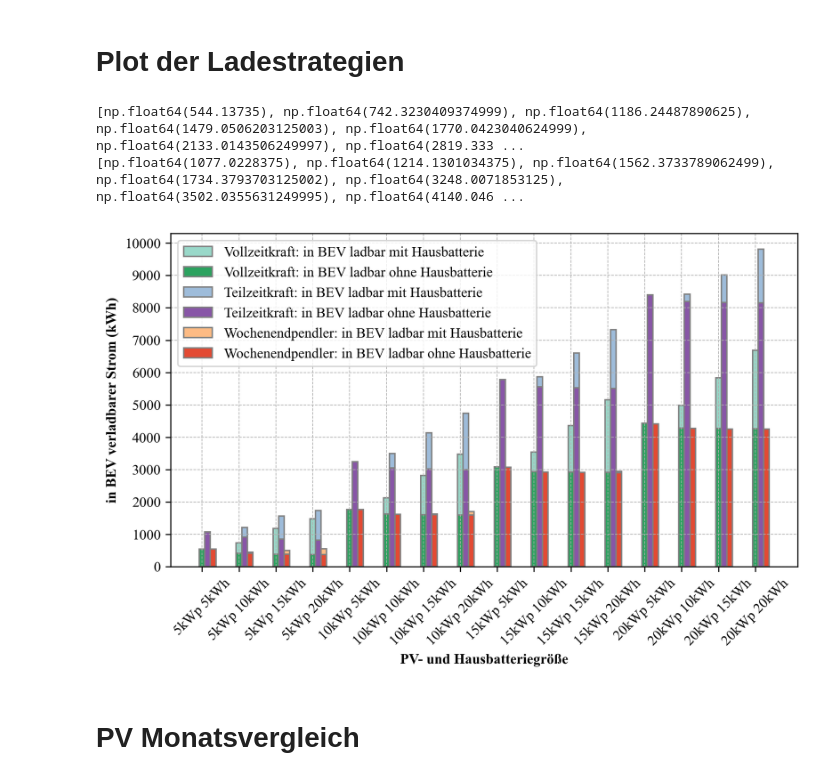
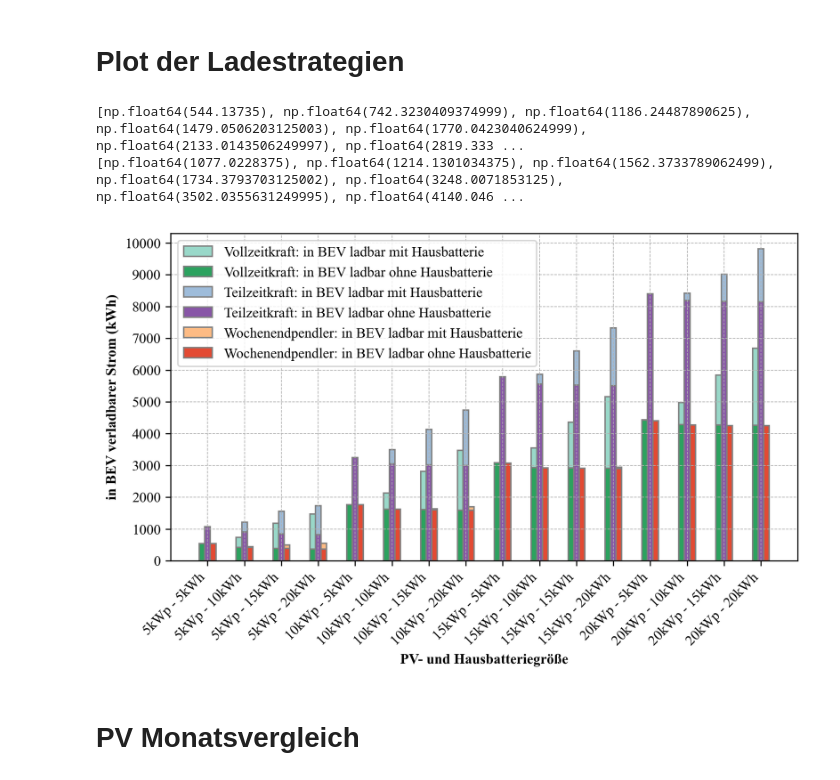
Before and after one commit to groemi/pv_bev_charging_calculation, a Jupyter notebook: Smart_Grids.ipynb, the cells around one changed output. Drawn from its saved outputs; the diff is of its cells as text; code cells hidden in the pictures.

```diff
--- a/Smart_Grids.ipynb
+++ b/Smart_Grids.ipynb
@@ -539,36 +539,36 @@ def plot_pv_battery_sums_comparison(df_dict_vollzeit, df_dict_vollzeit_bat, df_d
     plt.rcParams['font.serif'] = 'Times New Roman'
     plt.rcParams['figure.dpi'] = 300
     plt.rcParams['savefig.dpi'] = 300
 
-    labels = ['5kWp 5kWh', '5kWp 10kWh', '5kWp 15kWh', '5kWp 20kWh', '10kWp 5kWh', '10kWp 10kWh', '10kWp 15kWh', '10kWp 20kWh', '15kWp 5kWh', '15kWp 10kWh', '15kWp 15kWh', '15kWp 20kWh', '20kWp 5kWh', '20kWp 10kWh', '20kWp 15kWh', '20kWp 20kWh']
+    labels = ['5kWp - 5kWh', '5kWp - 10kWh', '5kWp - 15kWh', '5kWp - 20kWh', '10kWp - 5kWh', '10kWp - 10kWh', '10kWp - 15kWh', '10kWp - 20kWh', '15kWp - 5kWh', '15kWp - 10kWh', '15kWp - 15kWh', '15kWp - 20kWh', '20kWp - 5kWh', '20kWp - 10kWh', '20kWp - 15kWh', '20kWp - 20kWh']
 
 
     # Hinzufügen der Achsenbeschriftungen und Titel
     plt.xlabel('PV- und Hausbatteriegröße', fontweight='bold')
     plt.ylabel('in BEV verladbarer Strom (kWh)', fontweight='bold')
     #plt.title('Ladeprofile bei unterschiedlichen Anlagengrößen')
-    plt.xticks([r + bar_width for r in range(len(labels))], labels, rotation=45)
+    plt.xticks([r + bar_width*2 for r in range(len(labels))], labels, rotation=45, ha='right')
     plt.legend()
 
 
 
     # Hinzufügen der Rasterung
     plt.grid(True, which='both', linestyle='--', linewidth=0.5)
 
     # Anpassung der y-Achse Ticks
     y_max = max(max(geladen_fahrzeug_batterie_sum_vollzeit), max(geladen_fahrzeug_batterie_sum_teilzeit), max(geladen_fahrzeug_batterie_sum_wochenend))
     plt.yticks(np.arange(0, y_max + 1000, 1000))
 
 
     # Anzeige des Plots
     plt.tight_layout()
     plt.show()
 
 plot_pv_battery_sums_comparison(df_dict_vollzeit, df_dict_vollzeit_bat, df_dict_teilzeit, df_dict_teilzeit_bat, df_dict_wochenend, df_dict_wochenend_bat)
 # %% [output]
 [np.float64(544.13735), np.float64(742.3230409374999), np.float64(1186.24487890625), np.float64(1479.0506203125003), np.float64(1770.0423040624999), np.float64(2133.0143506249997), np.float64(2819.333 ...
 [np.float64(1077.0228375), np.float64(1214.1301034375), np.float64(1562.3733789062499), np.float64(1734.3793703125002), np.float64(3248.0071853125), np.float64(3502.0355631249995), np.float64(4140.046 ...
-[figure, old version]
+[figure, new version]
 # %% [markdown]
 # PV Monatsvergleich
 # %%
```
Also changed, not shown: parts of 4 cells of this notebook.
